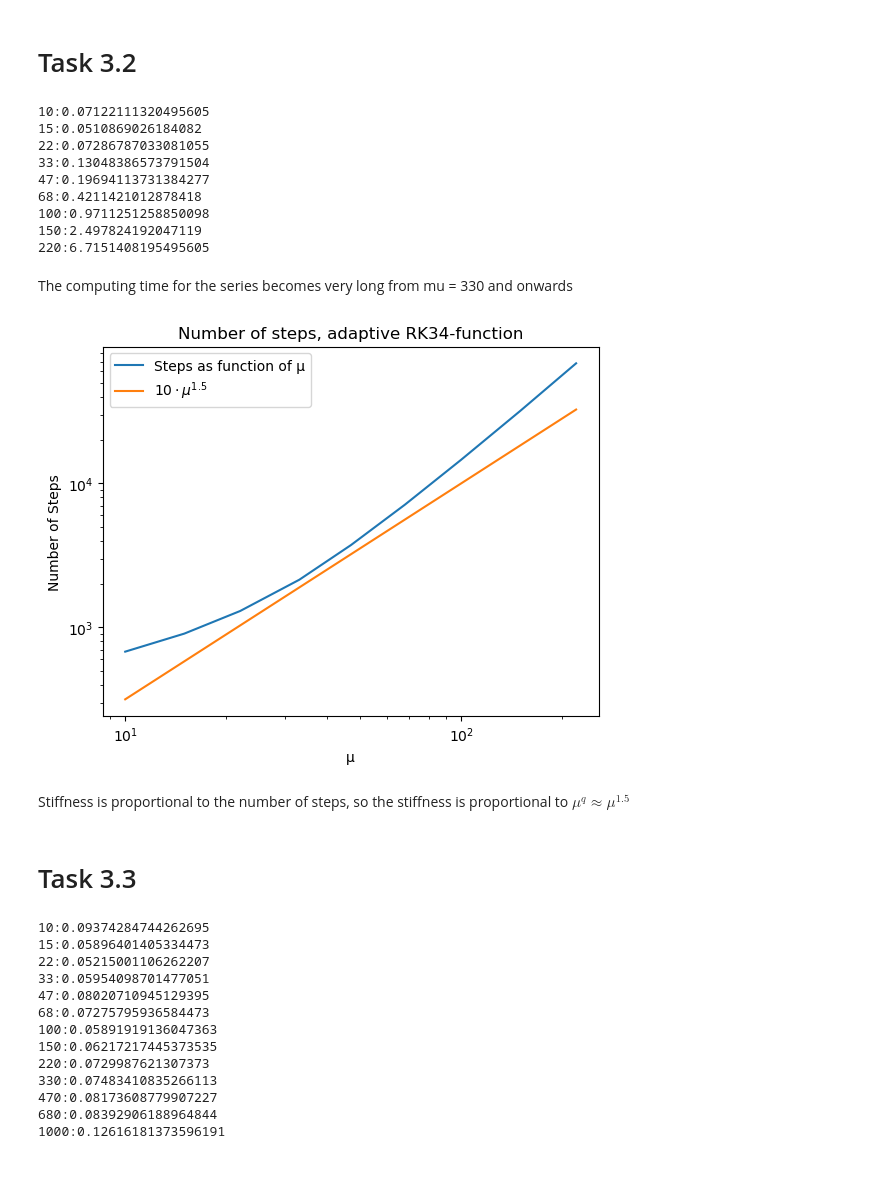
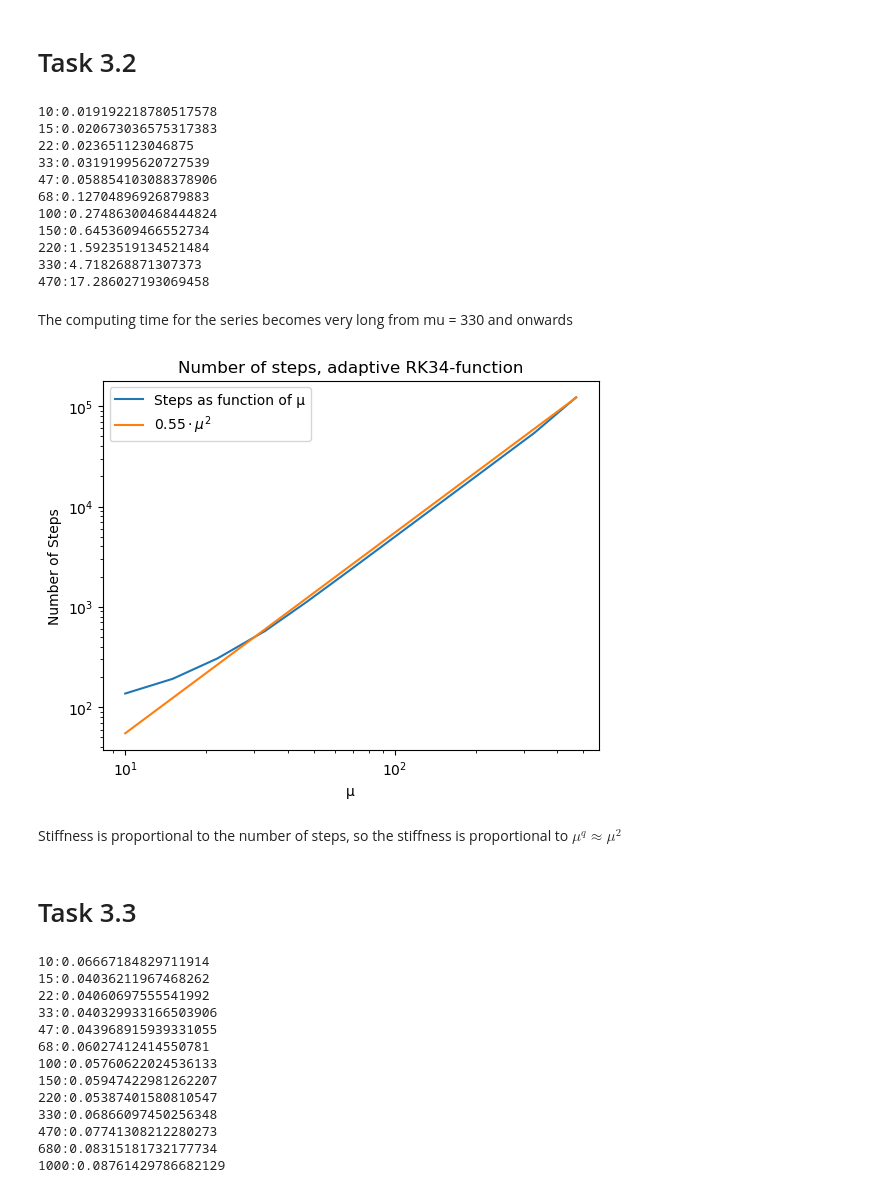
Before and after one commit to varepg/numerical-differential-equations, a Jupyter notebook: project1/project1.ipynb, the cells around one changed output. Cells and saved outputs as stored; diff of their text form; code cells hidden in the pictures.

```diff
--- a/project1/project1.ipynb
+++ b/project1/project1.ipynb
@@ -200,7 +200,7 @@ plt.show()
 # %% [markdown]
 # Task 3.2
 # %%
-E6 = np.array([10, 15, 22, 33, 47, 68, 100, 150, 220])#, 330, 470, 680, 1000])
+E6 = np.array([10, 15, 22, 33, 47, 68, 100, 150, 220, 330, 470]) # 680, 1000])
 
 solutions = {}
 
@@ -211,38 +211,40 @@ for mu in E6:
     u0 = de.u0
     tol = 10**(-6)
     t0 = 0
-    tf = 2*mu
+    tf = 0.7*mu
     t_grid, u = adaptive_RK34(f, t0, tf, u0, tol)
     solutions[mu] = (t_grid, u)
     t2 = time.time()
     print(str(mu) + ':' + str(t2 - t1))
 # %% [output]
-10:0.07122111320495605
-15:0.0510869026184082
-22:0.07286787033081055
-33:0.13048386573791504
-47:0.19694113731384277
-68:0.4211421012878418
-100:0.9711251258850098
-150:2.497824192047119
-220:6.7151408195495605
+10:0.019192218780517578
+15:0.020673036575317383
+22:0.023651123046875
+33:0.03191995620727539
+47:0.058854103088378906
+68:0.12704896926879883
+100:0.27486300468444824
+150:0.6453609466552734
+220:1.5923519134521484
+330:4.718268871307373
+470:17.286027193069458
 # %% [markdown]
 The computing time for the series becomes very long from mu = 330 and onwards
 # %%
 num_steps = [np.size(solutions[mu][0]) for mu in E6]
 
 plt.loglog(E6, num_steps)
-plt.loglog(E6, E6**1.5 * 10)
+plt.loglog(E6, 0.55*E6**2)
 plt.xlabel('\u03bc')
 plt.ylabel("Number of Steps")
-plt.legend(['Steps as function of \u03bc', '$10\cdot\mu^{1.5}$'])
+plt.legend(['Steps as function of \u03bc', '$0.55\cdot\mu^{2}$'])
 plt.title('Number of steps, adaptive RK34-function')
 plt.savefig("plots/task3.2.svg")
 plt.show()
 # %% [output]
-[figure, old version]
+[figure, new version]
 # %% [markdown]
-Stiffness is proportional to the number of steps, so the stiffness is proportional to $\mu^q\approx\mu^{1.5}$
+Stiffness is proportional to the number of steps, so the stiffness is proportional to $\mu^q\approx\mu^{2}$
 # %% [markdown]
 # Task 3.3
 # %%
@@ -263,19 +265,19 @@ for mu in E6_imp:
     t2 = time.time()
     print(str(mu) + ':' + str(t2 - t1))
 # %% [output]
-10:0.09374284744262695
-15:0.05896401405334473
-22:0.05215001106262207
-33:0.05954098701477051
-47:0.08020710945129395
-68:0.07275795936584473
-100:0.05891919136047363
-150:0.06217217445373535
-220:0.0729987621307373
-330:0.07483410835266113
-470:0.08173608779907227
-680:0.08392906188964844
-1000:0.12616181373596191
+10:0.06667184829711914
+15:0.04036211967468262
+22:0.04060697555541992
+33:0.040329933166503906
+47:0.043968915939331055
+68:0.06027412414550781
+100:0.05760622024536133
+150:0.05947422981262207
+220:0.05387401580810547
+330:0.06866097450256348
+470:0.07741308212280273
+680:0.08315181732177734
+1000:0.08761429786682129
 # %%
 num_steps_imp = [np.size(solutions_imp[mu][0]) for mu in E6_imp]
 
```
Also changed, not shown: parts of 1 cell of this notebook.
